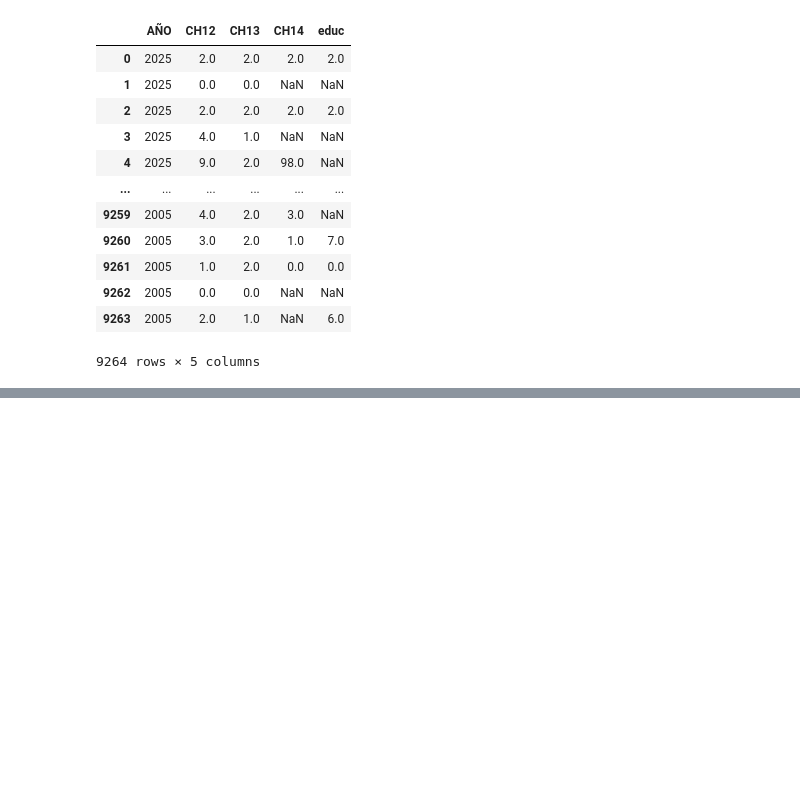
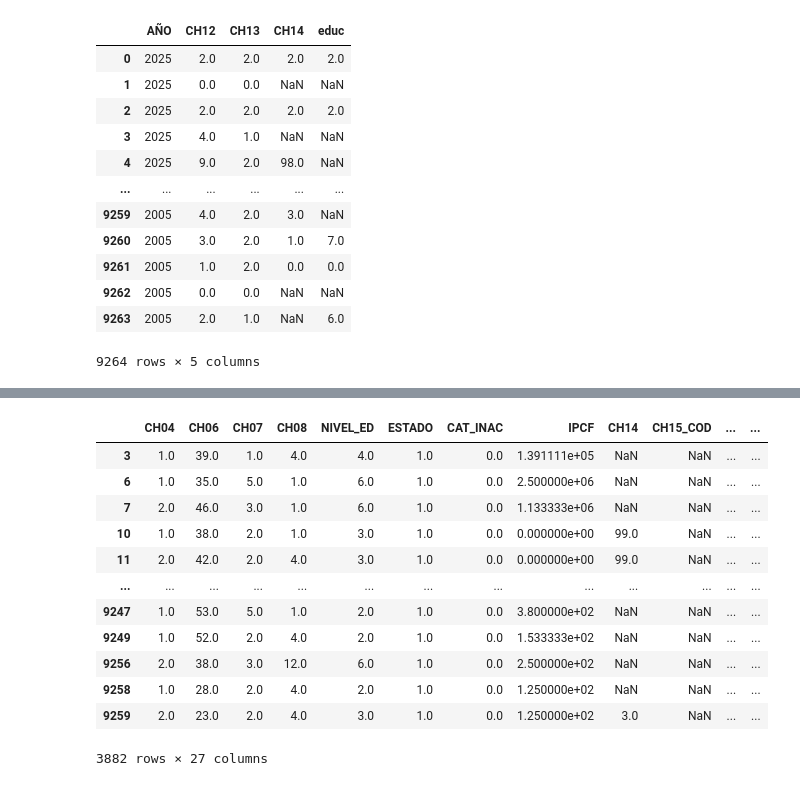
Before and after one commit to mariasolsampogna/E337_Grupo2, a Jupyter notebook: TP2/Tp2.ipynb, the cells around one changed output, grey strips where cells are left out. Cells and saved outputs as stored; diff of their text form; code cells hidden in the pictures; blank space fills up the shorter version.

```diff
--- a/TP2/Tp2.ipynb
+++ b/TP2/Tp2.ipynb
@@ -241,0 +379,9 @@ df_original2.loc[df_original2['CH03'] == 1, 'horastrab'] = (
+# %%
+# Paso 1: construir ix_tot en df_original2 (base completa)
+df_original2['ix_tot'] = df_original2.groupby(
+    ['CODUSU', 'NRO_HOGAR']
+)['COMPONENTE'].transform('count')
+
+# Verificación rápida
+print(df_original2['ix_tot'].describe())
+print(df_original2['ix_tot'].value_counts().head(10))
@@ -241,0 +406,20 @@ df_original2.loc[df_original2['CH03'] == 1, 'horastrab'] = (
+# %%
+# Paso 2: pasar ix_tot a df (que es la base de ocupados)
+
+df['ix_tot'] = df_original2['ix_tot']
+# %%
+df
+# %% [output]
+|  | CH04 | CH06 | CH07 | CH08 | NIVEL_ED | ESTADO | CAT_INAC | IPCF | CH14 | CH15_COD | ... | ... |
+| 3 | 1.0 | 39.0 | 1.0 | 4.0 | 4.0 | 1.0 | 0.0 | 1.391111e+05 | NaN | NaN | ... | ... |
+| 6 | 1.0 | 35.0 | 5.0 | 1.0 | 6.0 | 1.0 | 0.0 | 2.500000e+06 | NaN | NaN | ... | ... |
+| 7 | 2.0 | 46.0 | 3.0 | 1.0 | 6.0 | 1.0 | 0.0 | 1.133333e+06 | NaN | NaN | ... | ... |
+| 10 | 1.0 | 38.0 | 2.0 | 1.0 | 3.0 | 1.0 | 0.0 | 0.000000e+00 | 99.0 | NaN | ... | ... |
+| 11 | 2.0 | 42.0 | 2.0 | 4.0 | 3.0 | 1.0 | 0.0 | 0.000000e+00 | 99.0 | NaN | ... | ... |
+| ... | ... | ... | ... | ... | ... | ... | ... | ... | ... | ... | ... | ... |
+| 9247 | 1.0 | 53.0 | 5.0 | 1.0 | 2.0 | 1.0 | 0.0 | 3.800000e+02 | NaN | NaN | ... | ... |
+| 9249 | 1.0 | 52.0 | 2.0 | 4.0 | 2.0 | 1.0 | 0.0 | 1.533333e+02 | NaN | NaN | ... | ... |
+| 9256 | 2.0 | 38.0 | 3.0 | 12.0 | 6.0 | 1.0 | 0.0 | 2.500000e+02 | NaN | NaN | ... | ... |
+| 9258 | 1.0 | 28.0 | 2.0 | 4.0 | 2.0 | 1.0 | 0.0 | 1.250000e+02 | NaN | NaN | ... | ... |
+| 9259 | 2.0 | 23.0 | 2.0 | 4.0 | 3.0 | 1.0 | 0.0 | 1.250000e+02 | 3.0 | NaN | ... | ... |
+3882 rows × 27 columns
```
Also changed, not shown: parts of 18 cells of this notebook.
